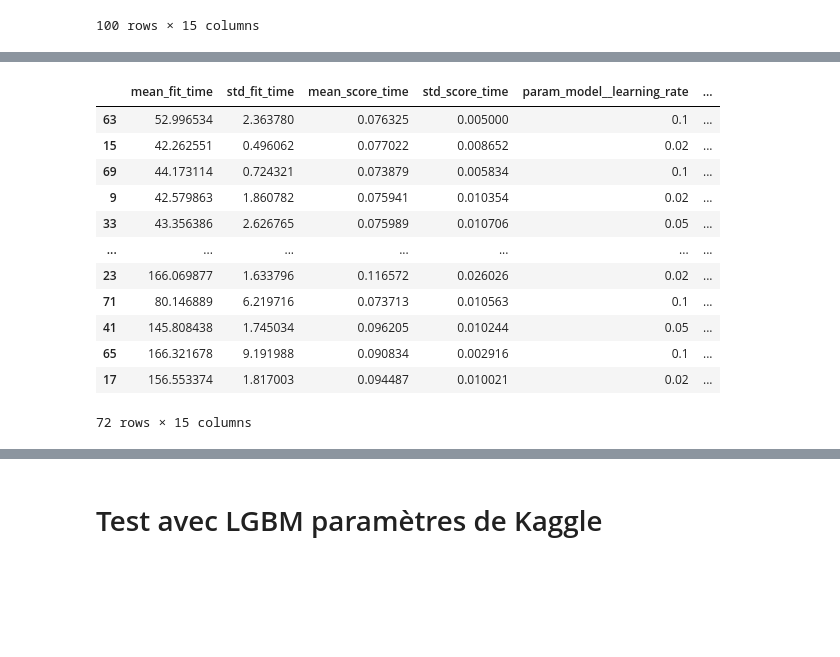
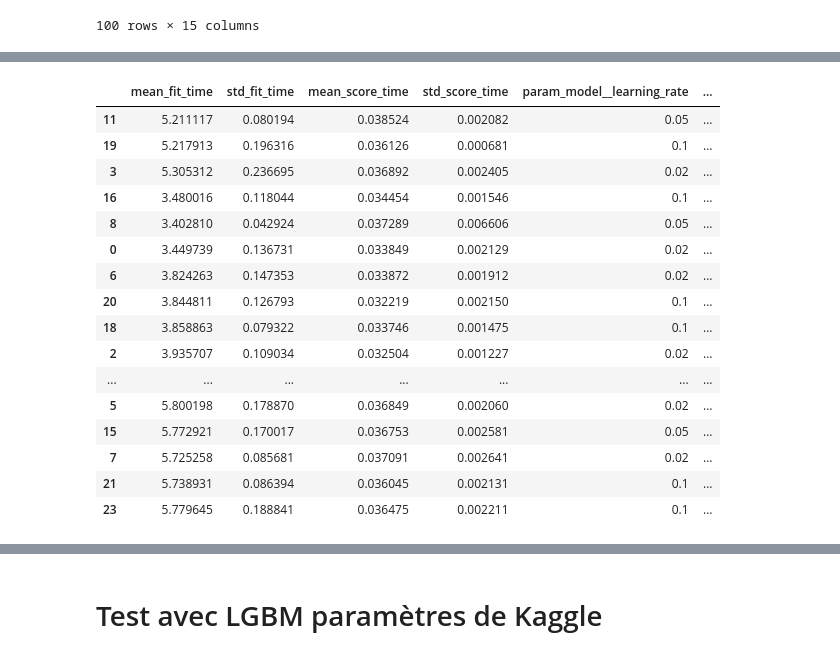
Before and after one commit to OCangrand/OC-Project7, a Jupyter notebook: Modelisation.ipynb, the cells around one changed output, grey strips where cells are left out. Saved outputs shown, nothing was run; the diff lists cells and outputs as text; code cells hidden in the pictures; blank space fills up the shorter version.

```diff
--- a/Modelisation.ipynb
+++ b/Modelisation.ipynb
@@ -419,7 +373,7 @@ params = {
 steps = [('over', SMOTE(random_state=0)), ('model', RandomForestClassifier(random_state=0))]
 pipeline = Pipeline(steps=steps)
 
-rf_random = RandomizedSearchCV(pipeline, params, n_iter = 100, scoring=scoring, refit="CustomScorer", cv = 3, random_state=0, n_jobs = -1)#"""estimator = """   """param_distributions = """
+rf_random = RandomizedSearchCV(pipeline, params, n_iter = 100, scoring=scoring, refit="CustomScorer", cv = 3, random_state=0)
 # Fit the random search model
 rf_random.fit(train_x_10k, train_y_10k)
 
@@ -451,14 +405,14 @@ Réduction des paramètres en fonction du résultat précédent. GridSearchCV po
 
 params = {
     'model__bootstrap': [True],
-    'model__max_depth': [20, 40, 80],
+    'model__max_depth': [10, 20, 30],
     'model__max_features': ['sqrt'],
-    'model__n_estimators': [600, 1000, 1400]
+    'model__n_estimators': [600, 800]
 }
 
 steps = [('over', SMOTE(random_state=0)), ('model', RandomForestClassifier(random_state=0))]
 pipeline = Pipeline(steps=steps)
-GS_RF = GridSearchCV(pipeline, params, scoring=scoring, refit="CustomScorer", n_jobs = -1)
+GS_RF = GridSearchCV(pipeline, params, scoring=scoring, refit="CustomScorer")
 
 GS_RF.fit(train_x_10k, train_y_10k)
 
@@ -513,12 +457,12 @@ params = {
     'model__bootstrap': [True],
     'model__max_depth': [3, 5],
     'model__max_features': ['sqrt'],
-    'model__n_estimators': [600, 1000, 1400]
+    'model__n_estimators': [600, 800]
 }
 
 steps = [('over', SMOTE(random_state=0)), ('model', RandomForestClassifier(random_state=0))]
 pipeline = Pipeline(steps=steps)
-GS_RF = GridSearchCV(pipeline, params, scoring=scoring, refit="CustomScorer", n_jobs = -1)
+GS_RF = GridSearchCV(pipeline, params, scoring=scoring, refit="CustomScorer")
 
 GS_RF.fit(train_x_10k, train_y_10k)
 
@@ -684,7 +598,7 @@ params = {
 steps = [('over', SMOTE(random_state=0)), ('model', LGBMClassifier(random_state=0))]
 pipeline = Pipeline(steps=steps)
 
-lgbm_random = RandomizedSearchCV(pipeline, params, n_iter = 100, scoring=scoring, refit="CustomScorer", cv = 3, random_state=0, n_jobs = -1)
+lgbm_random = RandomizedSearchCV(pipeline, params, n_iter = 100, scoring=scoring, refit="CustomScorer", cv = 3, random_state=0)
 # Fit the random search model
 lgbm_random.fit(train_x_10k, train_y_10k)
 
@@ -726,15 +640,15 @@ Wall time: 1h 5min 2s
 %%time
 
 params = {
-    'model__num_leaves': [5, 10, 20],
+    'model__num_leaves': [5, 10],
     'model__max_depth': [3, 5, 10, -1],
     'model__learning_rate ': [0.02, 0.05, 0.1],
-    'model__n_estimators': [400, 700]
+    'model__n_estimators': [600]
 }
 
 steps = [('over', SMOTE(random_state=0)), ('model', LGBMClassifier(random_state=0))]
 pipeline = Pipeline(steps=steps)
-GS_LGBM = GridSearchCV(pipeline, params, scoring=scoring, refit="CustomScorer", n_jobs = -1)
+GS_LGBM = GridSearchCV(pipeline, params, scoring=scoring, refit="CustomScorer")
 
 GS_LGBM.fit(train_x_10k, train_y_10k)
 
@@ -759,15 +676,19 @@ Wall time: 32min 36s
 |  | mean_fit_time | std_fit_time | mean_score_time | std_score_time | param_model__learning_rate | ... |
-| 63 | 52.996534 | 2.363780 | 0.076325 | 0.005000 | 0.1 | ... |
-| 15 | 42.262551 | 0.496062 | 0.077022 | 0.008652 | 0.02 | ... |
-| 69 | 44.173114 | 0.724321 | 0.073879 | 0.005834 | 0.1 | ... |
-| 9 | 42.579863 | 1.860782 | 0.075941 | 0.010354 | 0.02 | ... |
-| 33 | 43.356386 | 2.626765 | 0.075989 | 0.010706 | 0.05 | ... |
+| 11 | 5.211117 | 0.080194 | 0.038524 | 0.002082 | 0.05 | ... |
+| 19 | 5.217913 | 0.196316 | 0.036126 | 0.000681 | 0.1 | ... |
+| 3 | 5.305312 | 0.236695 | 0.036892 | 0.002405 | 0.02 | ... |
+| 16 | 3.480016 | 0.118044 | 0.034454 | 0.001546 | 0.1 | ... |
+| 8 | 3.402810 | 0.042924 | 0.037289 | 0.006606 | 0.05 | ... |
+| 0 | 3.449739 | 0.136731 | 0.033849 | 0.002129 | 0.02 | ... |
+| 6 | 3.824263 | 0.147353 | 0.033872 | 0.001912 | 0.02 | ... |
+| 20 | 3.844811 | 0.126793 | 0.032219 | 0.002150 | 0.1 | ... |
+| 18 | 3.858863 | 0.079322 | 0.033746 | 0.001475 | 0.1 | ... |
+| 2 | 3.935707 | 0.109034 | 0.032504 | 0.001227 | 0.02 | ... |
 | ... | ... | ... | ... | ... | ... | ... |
-| 23 | 166.069877 | 1.633796 | 0.116572 | 0.026026 | 0.02 | ... |
-| 71 | 80.146889 | 6.219716 | 0.073713 | 0.010563 | 0.1 | ... |
-| 41 | 145.808438 | 1.745034 | 0.096205 | 0.010244 | 0.05 | ... |
-| 65 | 166.321678 | 9.191988 | 0.090834 | 0.002916 | 0.1 | ... |
-| 17 | 156.553374 | 1.817003 | 0.094487 | 0.010021 | 0.02 | ... |
+| 5 | 5.800198 | 0.178870 | 0.036849 | 0.002060 | 0.02 | ... |
+| 15 | 5.772921 | 0.170017 | 0.036753 | 0.002581 | 0.05 | ... |
+| 7 | 5.725258 | 0.085681 | 0.037091 | 0.002641 | 0.02 | ... |
+| 21 | 5.738931 | 0.086394 | 0.036045 | 0.002131 | 0.1 | ... |
+| 23 | 5.779645 | 0.188841 | 0.036475 | 0.002211 | 0.1 | ... |
-72 rows × 15 columns
 # %%
 metrics = calcul_metrics(GS_LGBM.best_estimator_, valid_x, valid_y)
```
Also changed, not shown: parts of 26 cells of this notebook, 2 other files.
